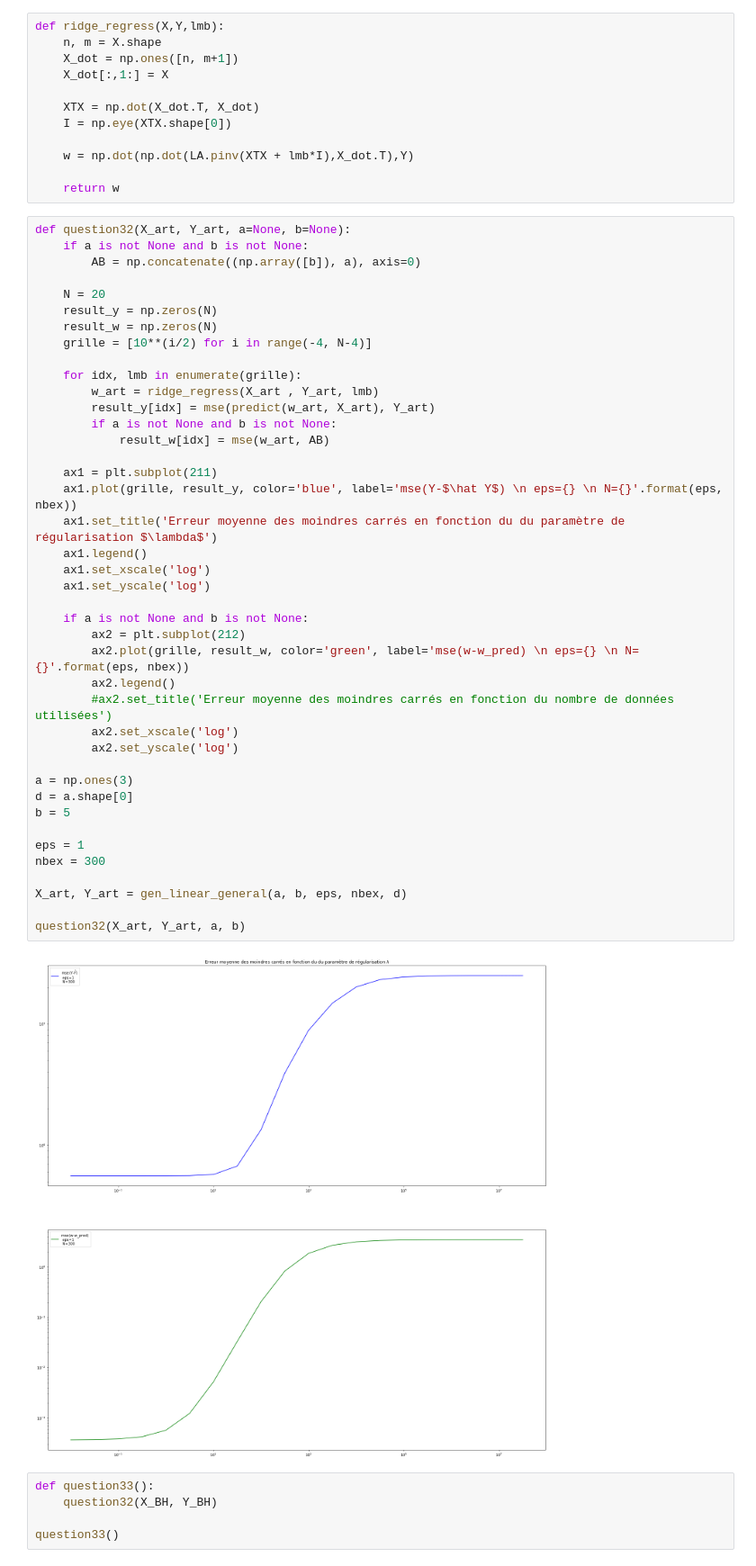
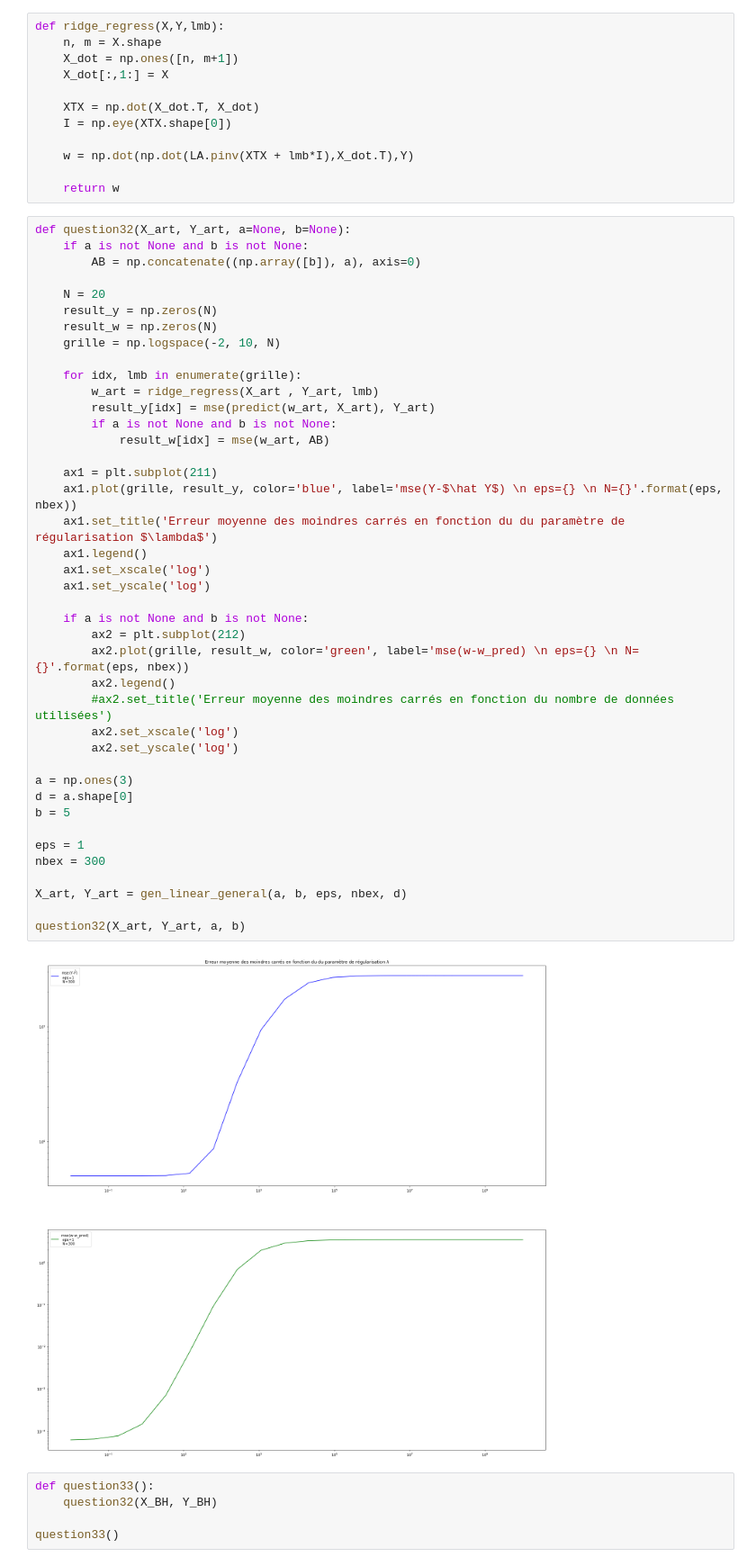
Before and after one commit to KVict/MALAP2018, a Jupyter notebook: ML_TP1.ipynb, the cells around one changed output. Shown at 90% size. Cells and saved outputs as stored; diff of their text form.

```diff
--- a/ML_TP1.ipynb
+++ b/ML_TP1.ipynb
@@ -451,41 +451,41 @@ def question32(X_art, Y_art, a=None, b=None):
     N = 20
     result_y = np.zeros(N)
     result_w = np.zeros(N)
-    grille = [10**(i/2) for i in range(-4, N-4)]
+    grille = np.logspace(-2, 10, N)
 
     for idx, lmb in enumerate(grille):
         w_art = ridge_regress(X_art , Y_art, lmb)
         result_y[idx] = mse(predict(w_art, X_art), Y_art)
         if a is not None and b is not None:
             result_w[idx] = mse(w_art, AB)
 
     ax1 = plt.subplot(211)
     ax1.plot(grille, result_y, color='blue', label='mse(Y-$\hat Y$) \n eps={} \n N={}'.format(eps, nbex))
     ax1.set_title('Erreur moyenne des moindres carrés en fonction du du paramètre de régularisation $\lambda$')
     ax1.legend()
     ax1.set_xscale('log')
     ax1.set_yscale('log')
 
     if a is not None and b is not None:
         ax2 = plt.subplot(212)
         ax2.plot(grille, result_w, color='green', label='mse(w-w_pred) \n eps={} \n N={}'.format(eps, nbex))
         ax2.legend()
         #ax2.set_title('Erreur moyenne des moindres carrés en fonction du nombre de données utilisées')
         ax2.set_xscale('log')
         ax2.set_yscale('log')
 
 a = np.ones(3)
 d = a.shape[0]
 b = 5
 
 eps = 1
 nbex = 300
 
 X_art, Y_art = gen_linear_general(a, b, eps, nbex, d)
 
 question32(X_art, Y_art, a, b)
 # %% [output]
-[figure, old version]
+[figure, new version]
 # %%
 def question33():
     question32(X_BH, Y_BH)
```
Also changed, not shown: parts of 3 cells of this notebook.
